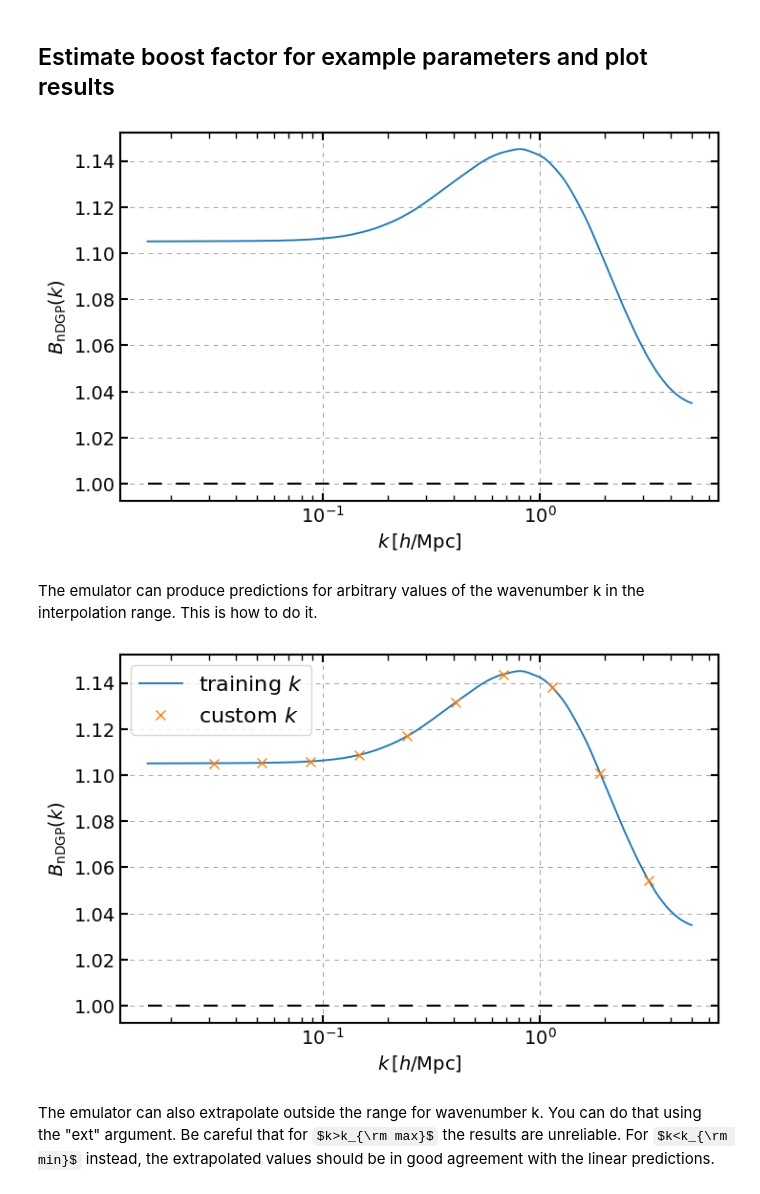
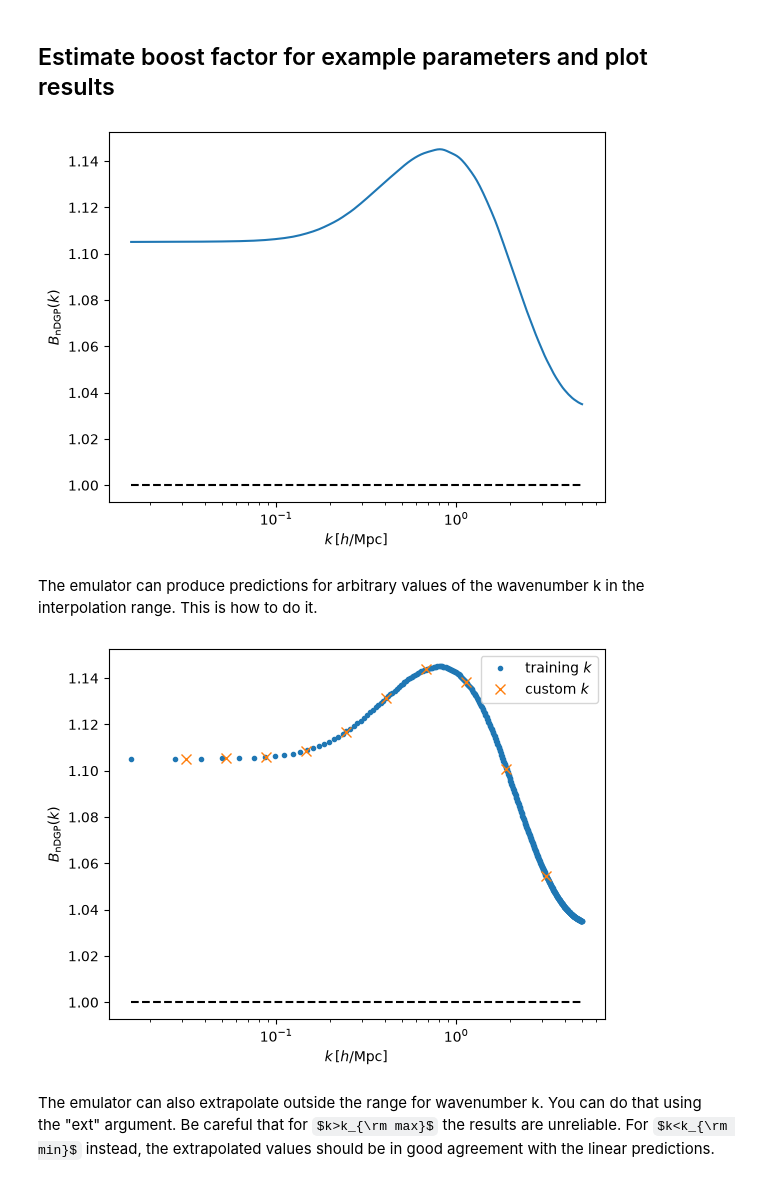
Before and after one commit to BartolomeoF/nDGPemu, a Jupyter notebook: notebooks/example.ipynb, the cells around one changed output. Saved outputs shown, nothing was run; the diff lists cells and outputs as text; code cells hidden in the pictures; some formulas as TeX source.

Commit message:
Remove pkg_resources dependency

```diff
--- a/notebooks/example.ipynb
+++ b/notebooks/example.ipynb
@@ -1,13 +1,10 @@
 # %% [markdown]
 # nDGP emulator
 # %%
-from nDGPemu import BoostPredictor, test_predict
 import numpy as np
 import matplotlib.pyplot as plt
-from pkg_resources import resource_stream
 
-# set matplotlib style
-plt.style.use(resource_stream('nDGPemu','cache/my_style.ini').name)
+from nDGPemu import BoostPredictor, test_predict
 # %% [markdown]
 ## Load the emulator
 # %%
@@ -45,7 +38,7 @@ plt.xlabel(r'$k \, [h/{\rm Mpc}]$')
 plt.ylabel(r'$B_{\rm nDGP}(k)$')
 plt.hlines(1,k_vals.min(),k_vals.max(), 'k','--', lw=1.5);
 # %% [output]
-[figure, old version]
+[figure, new version]
 # %% [markdown]
 The emulator can produce predictions for arbitrary values of the wavenumber k in the interpolation range. This is how to do it.
 # %%
@@ -54,14 +47,14 @@ The emulator can produce predictions for arbitrary values of the wavenumber k in
 k_custom = np.logspace(-1.5, 0.5, 10)
 Bk_custom = model.predict(H0rc,z,cosmo_params, k_out=k_custom)
 # %%
-plt.semilogx(k_vals, Bk, label='training $k$')
+plt.semilogx(k_vals, Bk, '.', label='training $k$')
 plt.semilogx(k_custom, Bk_custom, 'x', ms=7, label='custom $k$')
 plt.xlabel(r'$k \, [h/{\rm Mpc}]$')
 plt.ylabel(r'$B_{\rm nDGP}(k)$')
 plt.hlines(1,k_vals.min(),k_vals.max(), 'k','--', lw=1.5);
 plt.legend();
 # %% [output]
-[figure, old version]
+[figure, new version]
 # %% [markdown]
 The emulator can also extrapolate outside the range for wavenumber k. You can do that using the "ext" argument. Be careful that for $k>k_{\rm max}$ the results are unreliable. For $k<k_{\rm min}$ instead, the extrapolated values should be in good agreement with the linear predictions.
 # %%
```
Also changed, not shown: parts of 2 cells of this notebook, 2 other files.
